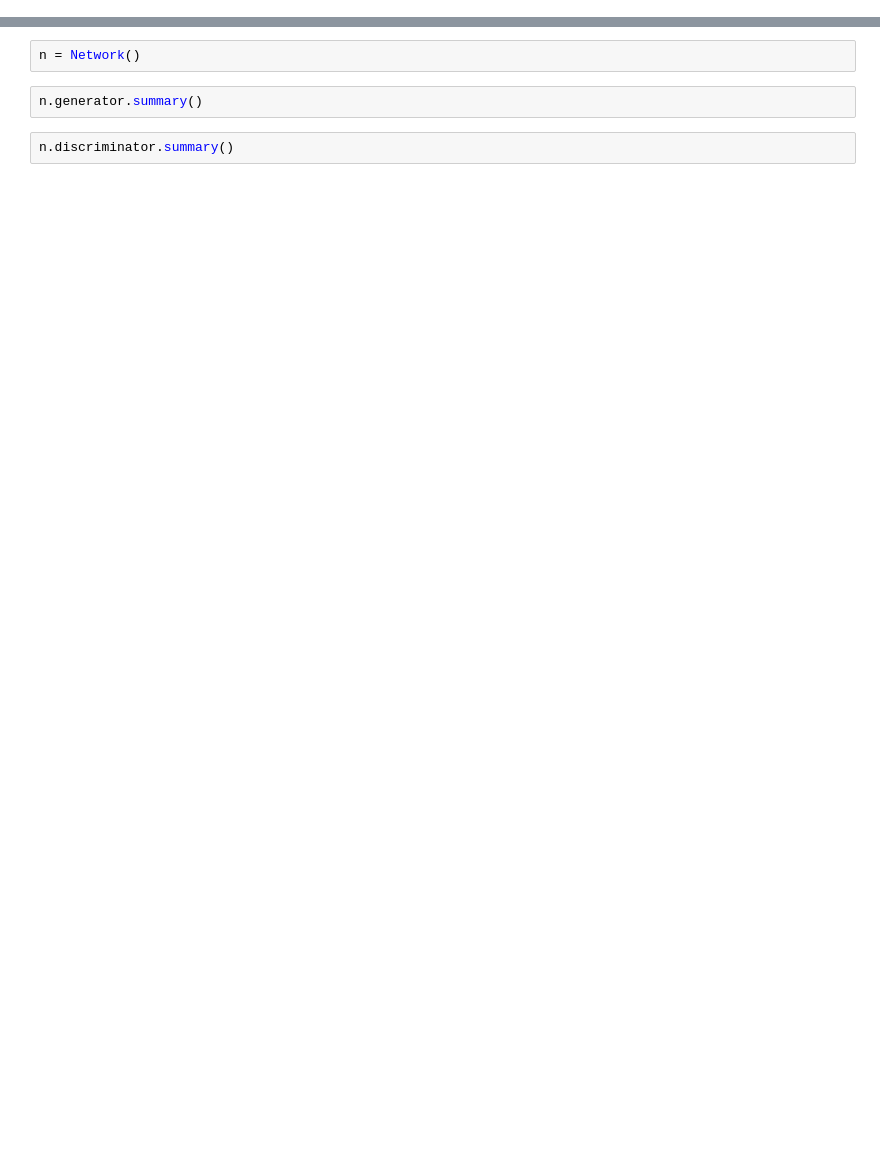
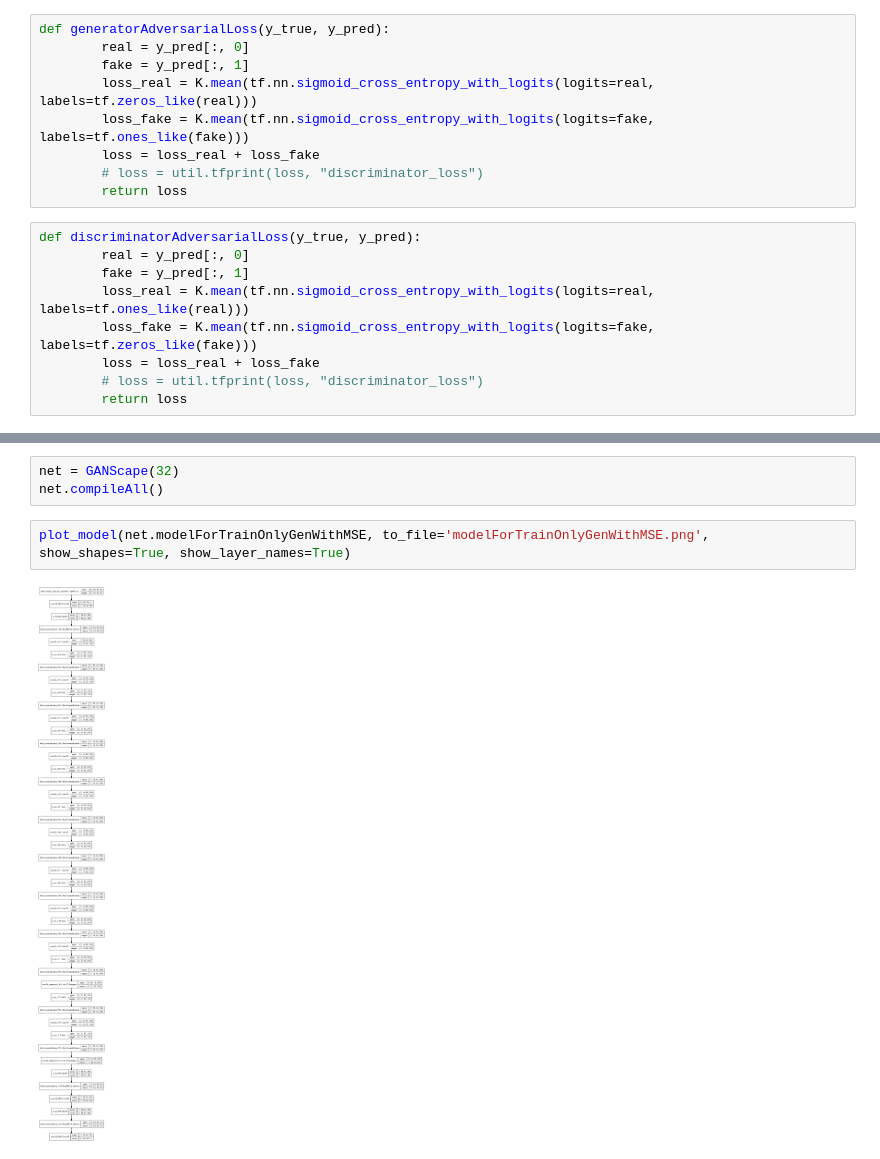
Before and after one commit to pkrisz99/GANscape, a Jupyter notebook: network.ipynb, the cells around one changed output, grey strips where cells are left out. Saved outputs shown, nothing was run; the diff lists cells and outputs as text; blank space fills up the shorter version.

Commit message:
Network v1

```diff
--- a/network.ipynb
+++ b/network.ipynb
@@ -23 +30,19 @@ from dataread import DataRead
+# %%
+def generatorAdversarialLoss(y_true, y_pred):
+        real = y_pred[:, 0]
+        fake = y_pred[:, 1]
+        loss_real = K.mean(tf.nn.sigmoid_cross_entropy_with_logits(logits=real, labels=tf.zeros_like(real)))
+        loss_fake = K.mean(tf.nn.sigmoid_cross_entropy_with_logits(logits=fake, labels=tf.ones_like(fake)))
+        loss = loss_real + loss_fake
+        # loss = util.tfprint(loss, "discriminator_loss")
+        return loss
+# %%
+def discriminatorAdversarialLoss(y_true, y_pred):
+        real = y_pred[:, 0]
+        fake = y_pred[:, 1]
+        loss_real = K.mean(tf.nn.sigmoid_cross_entropy_with_logits(logits=real, labels=tf.ones_like(real)))
+        loss_fake = K.mean(tf.nn.sigmoid_cross_entropy_with_logits(logits=fake, labels=tf.zeros_like(fake)))
+        loss = loss_real + loss_fake
+        # loss = util.tfprint(loss, "discriminator_loss")
+        return loss
 # %%
@@ -234,6 +345,7 @@ SyntaxError: invalid syntax (<ipython-input-4-395a2f7bee7a>, line 174)
-# %%
-n = Network()
-# %%
-n.generator.summary()
-# %%
-n.discriminator.summary()
+# %%
+net = GANScape(32)
+net.compileAll()
+# %%
+plot_model(net.modelForTrainOnlyGenWithMSE, to_file='modelForTrainOnlyGenWithMSE.png', show_shapes=True, show_layer_names=True)
+# %% [output]
+[figure, added]
```
Also changed, not shown: parts of 13 cells of this notebook.
